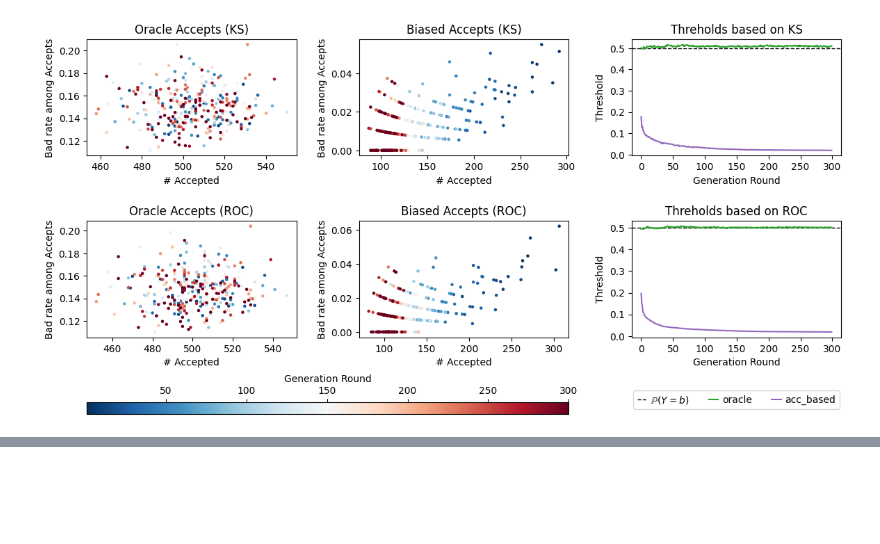
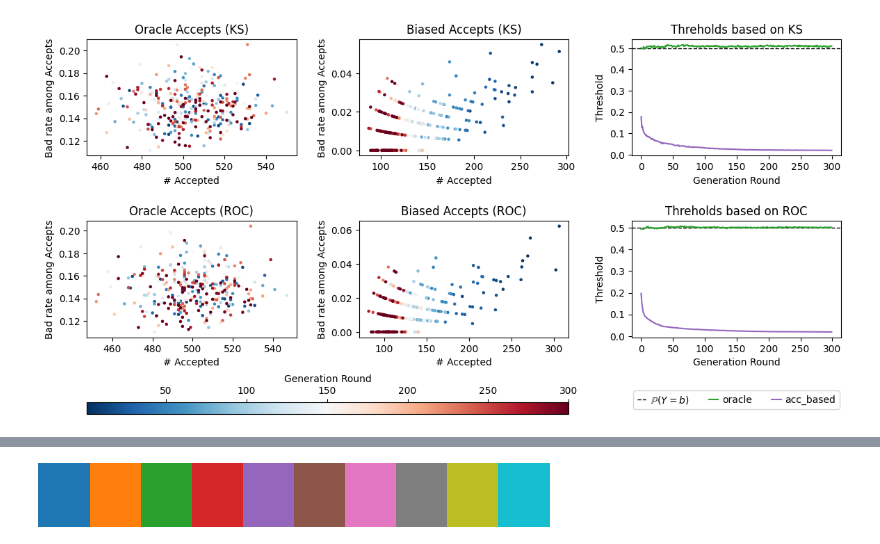
Before and after one commit to TheBISEconStatcian/BEReBASL, a Jupyter notebook: dev/window_testing.ipynb, the cells around one changed output, grey strips where cells are left out. Cells and saved outputs as stored; diff of their text form; code cells hidden in the pictures; blank space fills up the shorter version.

```diff
--- a/dev/window_testing.ipynb
+++ b/dev/window_testing.ipynb
@@ -1031,99 +1031,9 @@ dot
 # %% [output]
 [drawing not drawn]
 # %%
-import graphviz
+from matplotlib import pyplot as plt
 
-dot = graphviz.Digraph(
-    graph_attr={
-        'rankdir': 'LR',
-        'splines': 'spline',
-        'nodesep': '0.2',
-        'ranksep': '0.4',
-        'pad': '0.05',
-        'margin': '0',
-        'fontname': 'Helvetica-Bold',
-        'fontsize': '14',
-        'compound': 'true'
-    },
-    node_attr={
-        'shape': 'box',
-        'style': 'filled,rounded',
-        'fillcolor': '#f8fafc',
-        'color': '#cbd5e1',
-        'fontname': 'Helvetica',
-        'fontsize': '12',
-        'height': '0.1',
-        'width': '0.1'
-    },
-    edge_attr={
-        'color': '#64748b',
-        'arrowsize': '0.6',
-        'fontsize': '10',
-        'fontname': 'Helvetica'
-    }
-)
+cmap = plt.get_cmap("tab10")
 
-# 2. Clusters (untouched, exactly as before)
-with dot.subgraph(name='cluster_HIST') as c:
-    c.attr(label='Hist. Data', bgcolor='#f1f5f9', color='#cbd5e1')
-    c.node('H_Accepts', 'Accepts')
-    c.node('H_Rejects', 'Rejects')
-
-with dot.subgraph(name='cluster_INPUTS') as c:
-    c.attr(label='Decision\nInputs', bgcolor='#f1f5f9', color='#cbd5e1')
-    c.node('Alg', 'Learning\nAlgorithm')
-    c.node('Feat_M', 'Model Feats')
-    c.node('Feat_H', 'Hidden Feats')
-
-dot.node('Scorecard', 'Scorecard', shape='cds')
-
-with dot.subgraph(name='cluster_EXECUTION') as c:
-    c.attr(label='Decision', bgcolor='#f1f5f9', color='#cbd5e1')
-    c.node('FI_Decision', 'FI Decision', shape='cds', fillcolor='#1e3a8a', fontcolor='#ffffff', color='#1d4ed8')
-    c.node('New_Rejects', 'New Rejects')
-    c.node('New_Accepts', 'New Accepts')
-
-# 3. Forward connections
-dot.edge('H_Accepts', 'Alg', label="Train")
-dot.edge('Alg', 'Scorecard', label='Returns')
-dot.edge('Feat_M', 'Scorecard', label='Inference')
-dot.edge('Scorecard', 'FI_Decision')
-dot.edge('Feat_H', 'FI_Decision', label="Influence")
-dot.edge('FI_Decision', 'New_Accepts')
-dot.edge('FI_Decision', 'New_Rejects')
-
-
-
-# --- 5. Waypoints: plain top-level nodes, NOT inside any cluster, NOT rank=same ---
-for wp in ['WP1', 'WP2', 'WP3', 'WP4']:
-    dot.node(wp, '', style='invis', shape='point', width='0.01', height='0.01')
-
-# Bias each waypoint to sit at (at most) the same rank as its column,
-# using minlen='0' so it settles onto that rank without a hard rank=same lock.
-for target in ['H_Accepts', 'H_Rejects']:
-    dot.edge('WP1', target, style='invis', weight='50', minlen='0')
-for target in ['Alg']:
-    dot.edge('WP2', target, style='invis', weight='50', minlen='0')
-dot.edge('WP3', 'Scorecard', style='invis', weight='50', minlen='0')
-for target in ['FI_Decision', 'New_Accepts', 'New_Rejects']:
-    dot.edge('WP4', target, style='invis', weight='50', minlen='0')
-
-# Chain the waypoints left-to-right so they line up as one corridor
-#dot.edge('WP1', 'WP2', style='invis', weight='100', minlen='1')
-#dot.edge('WP2', 'WP3', style='invis', weight='100', minlen='1')
-dot.edge('WP3', 'WP4', style='invis', weight='100', minlen='1')
-
-# --- 6. Route the red edge through the corridor instead of directly ---
-dot.edge('New_Rejects:w', 'WP2', style='dashed', color='#ef4444', constraint='false', arrowhead='none')
-#dot.edge('WP4', 'WP3', style='dashed', color='#ef4444', constraint='false', arrowhead='none')
-#dot.edge('WP3', 'WP2', style='dashed', color='#ef4444', constraint='false', arrowhead='none')
-#dot.edge('WP2', 'WP1', style='dashed', color='#ef4444', constraint='false', arrowhead='none')
-dot.edge('WP2:s', 'H_Rejects:e', style='dashed', color='#ef4444', constraint='false')
-
-# 4. Green feedback loop (unchanged)
-dot.edge('New_Accepts:s', 'WP2', style='dashed', color='#10b981', constraint='false', arrowhead='none')
-#dot.edge('WP3', 'WP2', style='dashed', color='#10b981', constraint='false', arrowhead='none')
-dot.edge('WP2', 'H_Accepts:s', style='dashed', color='#10b981', constraint='false')
-
-dot
+cmap
 # %% [output]
@@ -1130,0 +1040 @@ dot
+[figure, added]
```
Also changed, not shown: parts of 2 cells of this notebook.
